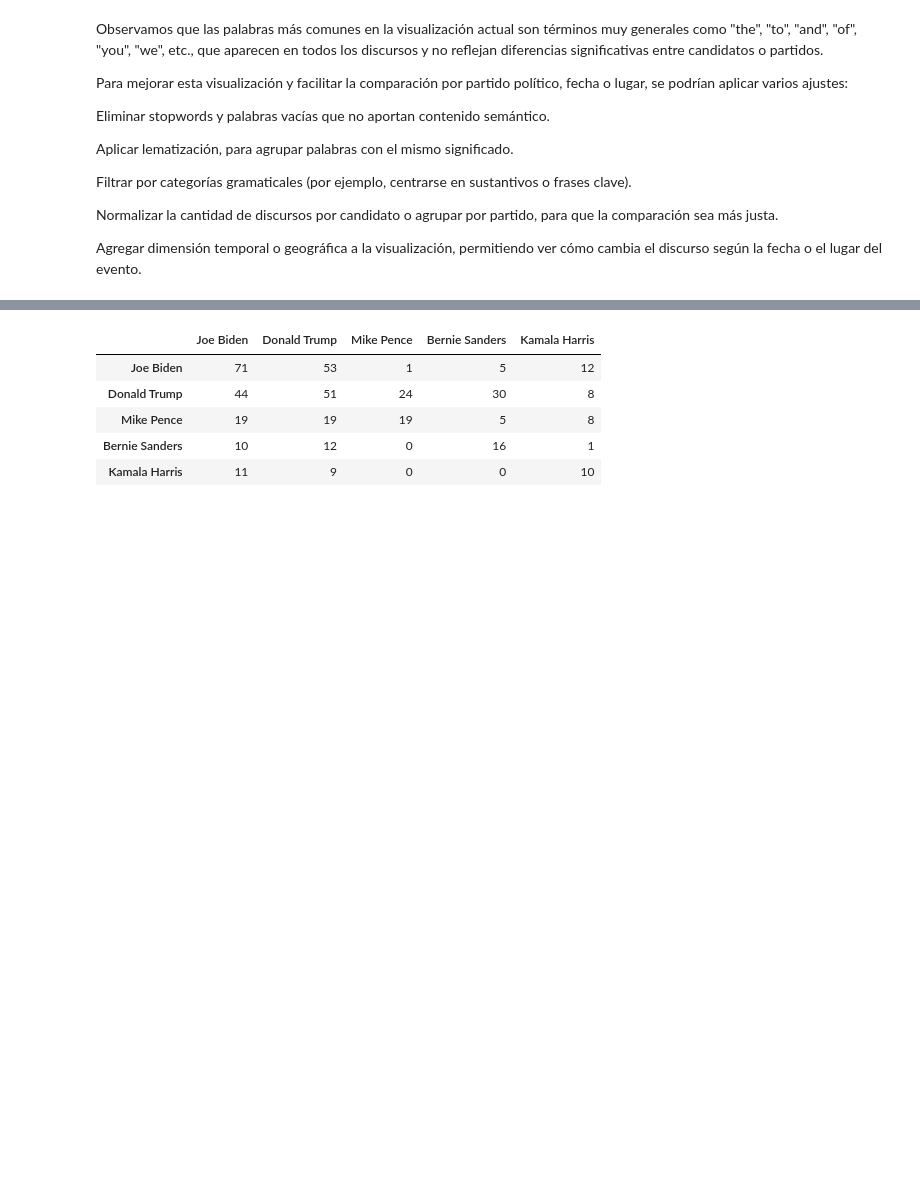
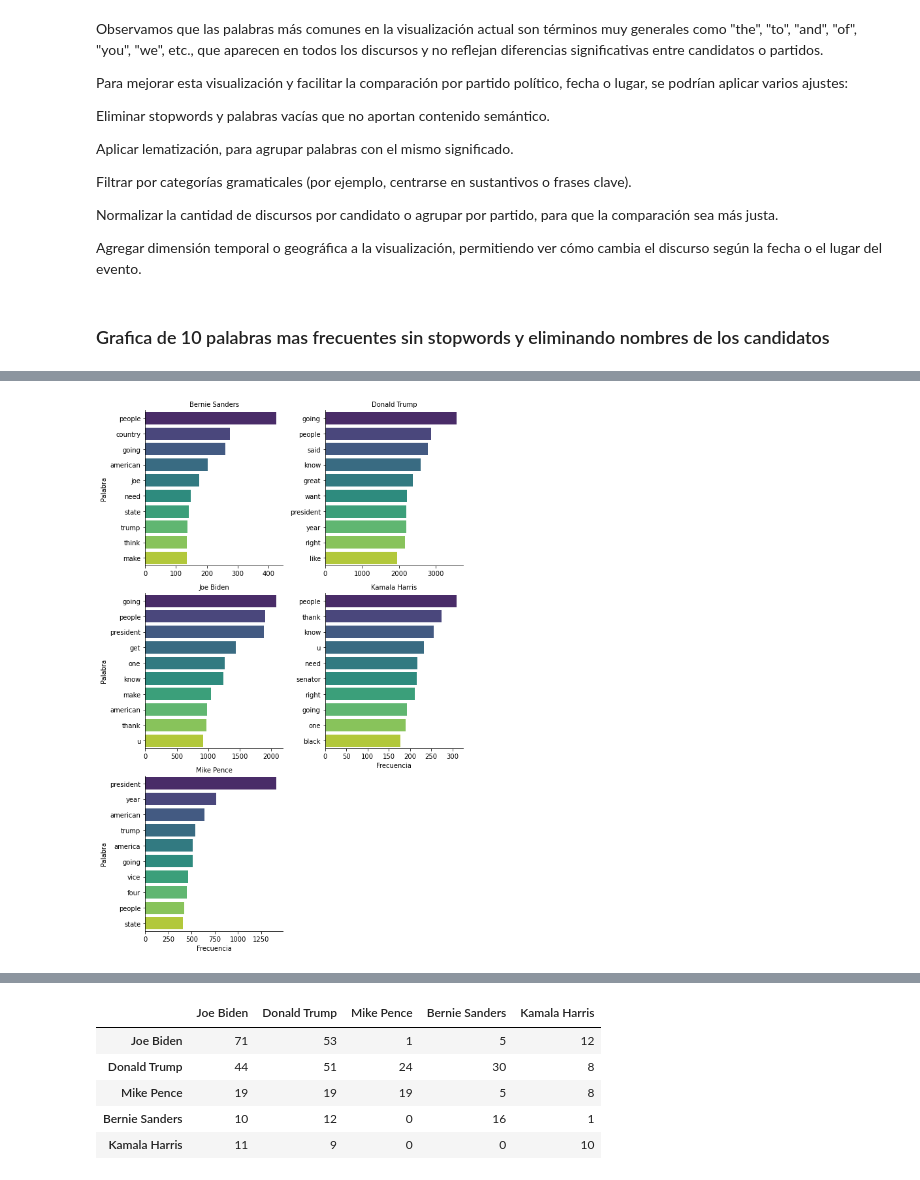
Before and after one commit to Jonathanrr98/intro-cd-tarea1, a Jupyter notebook: us2020_propuesta_estudiantes.ipynb, the cells around one changed output, grey strips where cells are left out. Saved outputs shown, nothing was run; the diff lists cells and outputs as text; code cells hidden in the pictures; blank space fills up the shorter version.

Commit message:
celda con eliminacion de nombres de candidatos de Text

```diff
--- a/us2020_propuesta_estudiantes.ipynb
+++ b/us2020_propuesta_estudiantes.ipynb
@@ -873,3 +849,59 @@ Filtrar por categorías gramaticales (por ejemplo, centrarse en sustantivos o fr
 Normalizar la cantidad de discursos por candidato o agrupar por partido, para que la comparación sea más justa.
 
 Agregar dimensión temporal o geográfica a la visualización, permitiendo ver cómo cambia el discurso según la fecha o el lugar del evento.
+# %% [markdown]
+### Grafica de 10 palabras mas frecuentes sin stopwords y eliminando nombres de los candidatos
+# %%
+
+import re
+import nltk
+from nltk.corpus import stopwords
+from nltk.stem import WordNetLemmatizer
+from nltk.tokenize import word_tokenize
+
+# Descargar recursos de NLTK
+nltk.download('punkt')
+nltk.download('stopwords')
+nltk.download('wordnet')
+
+# Preparación de herramientas
+stop_words = set(stopwords.words('english'))
+lemmatizer = WordNetLemmatizer()
+
+# Copia del DataFrame original
+df = df_speeches_top_5_remove_word.copy()
+
+# Función para limpiar el texto
+def clean_and_tokenize(text, speaker):
+    # Eliminar nombre del orador
+    for part in speaker.split():
+        text = re.sub(rf'\b{re.escape(part)}\b', '', text, flags=re.IGNORECASE)
+
+    # Tokenizar y pasar a minúsculas
+    tokens = word_tokenize(text.lower())
+
+    # Filtrar solo palabras alfabéticas, quitar stopwords y lematizar
+    words = [lemmatizer.lemmatize(word) for word in tokens if word.isalpha() and word not in stop_words]
+
+    return words
+
+# Aplicar limpieza a cada fila
+df['WordList'] = df.apply(lambda row: clean_and_tokenize(row['text'], row['speaker']), axis=1)
+
+# 4. Expandir palabras a filas
+df_words = df.explode('WordList')
+
+# Contar frecuencia por orador
+word_counts = df_words.groupby(['speaker', 'WordList']).size().reset_index(name='count')
+
+# Seleccionar 10 palabras más frecuentes por orador
+top_words = word_counts.groupby('speaker').apply(lambda x: x.nlargest(10, 'count')).reset_index(drop=True)
+
+# Graficar
+g = sns.FacetGrid(top_words, col='speaker', col_wrap=2, sharex=False, sharey=False, height=4)
+g.map_dataframe(sns.barplot, x='count', y='WordList', palette="viridis", orient='h')
+g.set_titles(col_template="{col_name}")
+g.set_axis_labels("Frecuencia", "Palabra")
+g.tight_layout()
+plt.show()
+# %% [output]
@@ -875,0 +916 @@ Agregar dimensión temporal o geográfica a la visualización, permitiendo ver c
+[figure, added]
```
Also changed, not shown: parts of 21 cells of this notebook.
